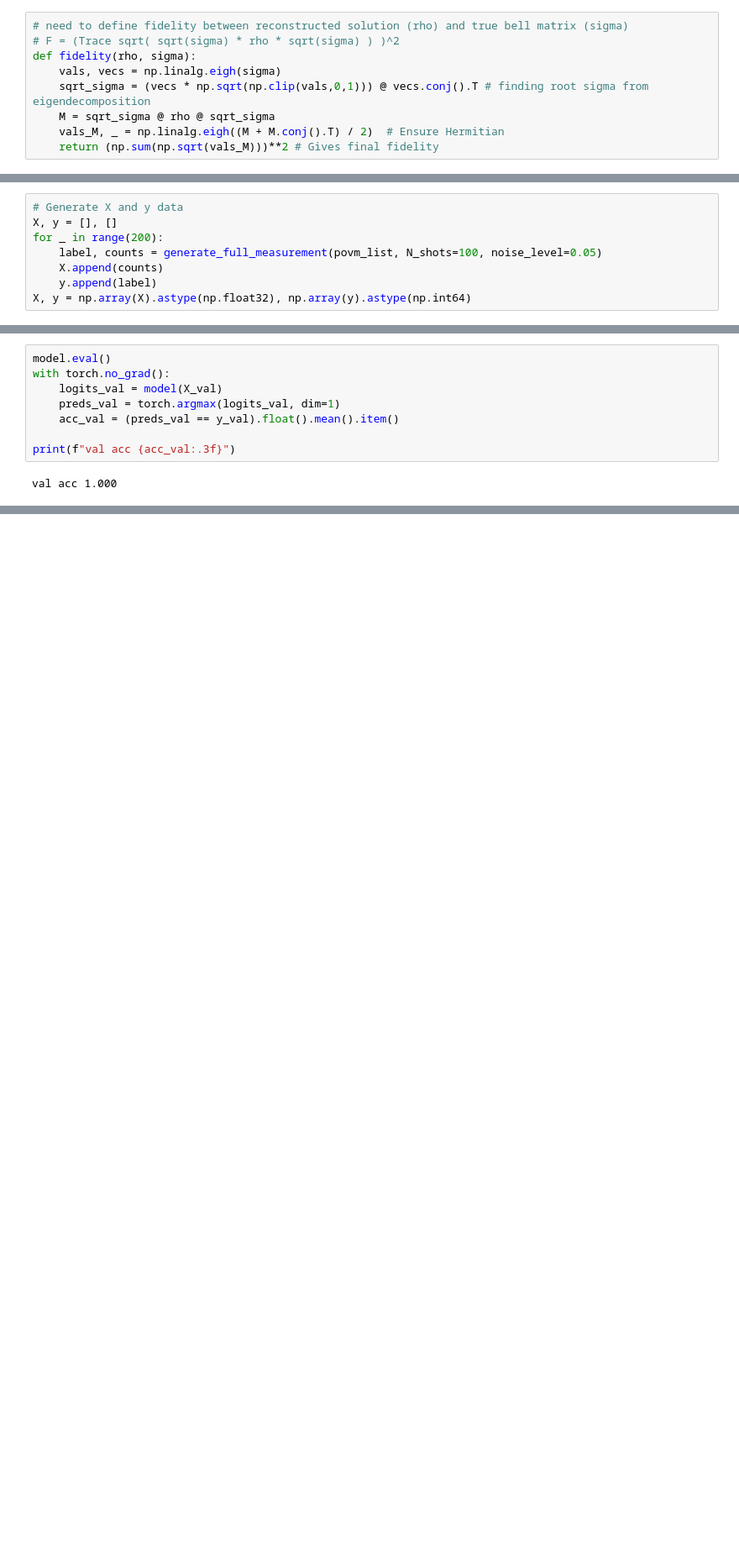
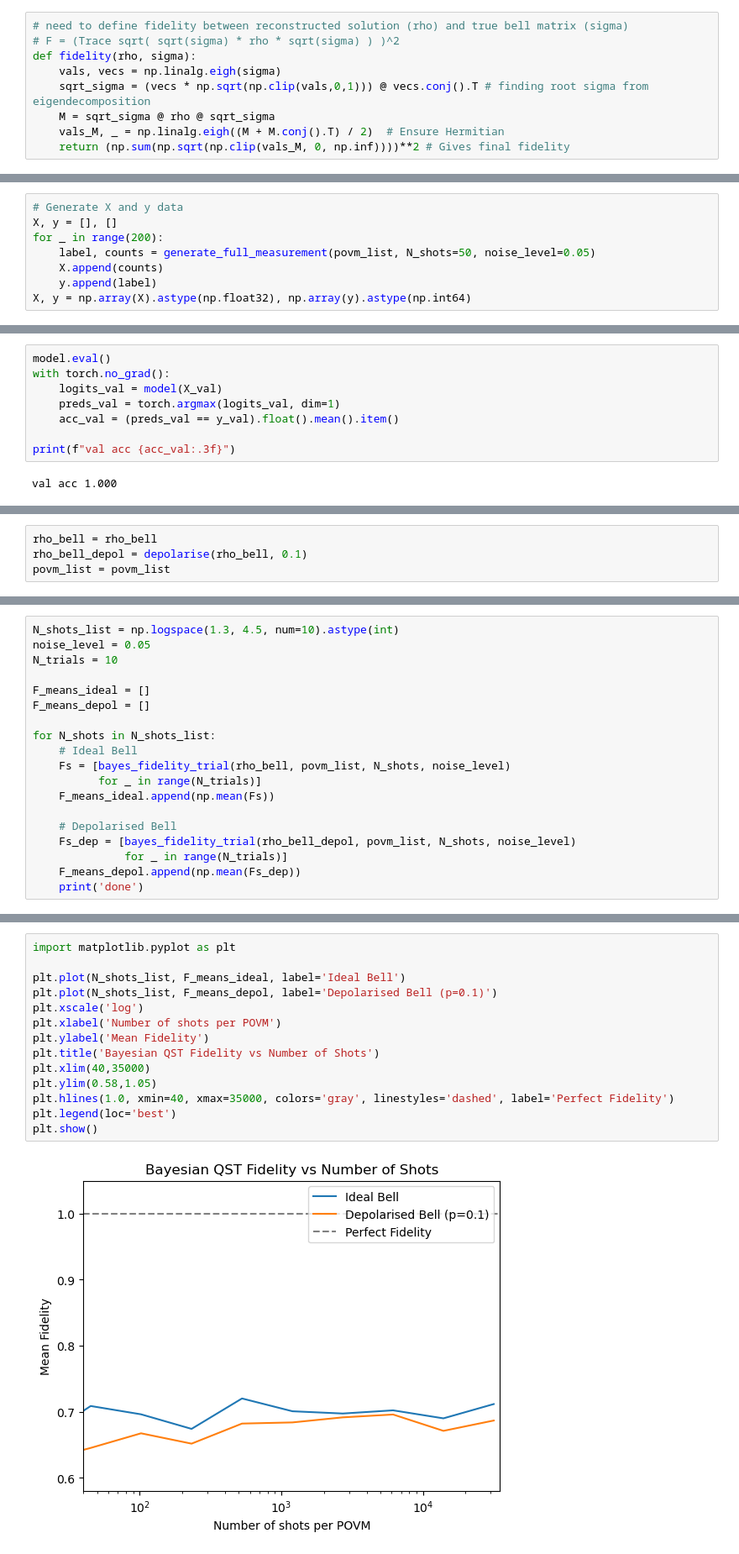
Before and after one commit to Charlow88/Masters-Project, a Jupyter notebook: tasks/first_QST_NN/synthetic_qubits.ipynb, the cells around one changed output, grey strips where cells are left out. Shown at 84% size. Cells and saved outputs as stored; diff of their text form; blank space fills up the shorter version.

```diff
--- a/tasks/first_QST_NN/synthetic_qubits.ipynb
+++ b/tasks/first_QST_NN/synthetic_qubits.ipynb
@@ -223,7 +223,7 @@ def fidelity(rho, sigma):
     sqrt_sigma = (vecs * np.sqrt(np.clip(vals,0,1))) @ vecs.conj().T # finding root sigma from eigendecomposition
     M = sqrt_sigma @ rho @ sqrt_sigma
     vals_M, _ = np.linalg.eigh((M + M.conj().T) / 2)  # Ensure Hermitian
-    return (np.sum(np.sqrt(vals_M)))**2 # Gives final fidelity
+    return (np.sum(np.sqrt(np.clip(vals_M, 0, np.inf))))**2 # Gives final fidelity
 # %%
 # Define weighted percentiles given how likely each solution is
 # Some represent a larger fraction of the posterior probability
@@ -337,7 +337,7 @@ def generate_full_measurement(povm_list, N_shots, noise_level):
 # Generate X and y data
 X, y = [], []
 for _ in range(200):
-    label, counts = generate_full_measurement(povm_list, N_shots=100, noise_level=0.05)
+    label, counts = generate_full_measurement(povm_list, N_shots=50, noise_level=0.05)
     X.append(counts)
     y.append(label)
 X, y = np.array(X).astype(np.float32), np.array(y).astype(np.int64)
@@ -426,0 +429,4 @@ val acc 1.000
+# %%
+rho_bell = rho_bell
+rho_bell_depol = depolarise(rho_bell, 0.1)
+povm_list = povm_list
@@ -426,0 +474,19 @@ val acc 1.000
+# %%
+N_shots_list = np.logspace(1.3, 4.5, num=10).astype(int)
+noise_level = 0.05
+N_trials = 10
+
+F_means_ideal = []
+F_means_depol = []
+
+for N_shots in N_shots_list:
+    # Ideal Bell
+    Fs = [bayes_fidelity_trial(rho_bell, povm_list, N_shots, noise_level)
+          for _ in range(N_trials)]
+    F_means_ideal.append(np.mean(Fs))
+
+    # Depolarised Bell
+    Fs_dep = [bayes_fidelity_trial(rho_bell_depol, povm_list, N_shots, noise_level)
+              for _ in range(N_trials)]
+    F_means_depol.append(np.mean(Fs_dep))
+    print('done')
@@ -426,0 +522,16 @@ val acc 1.000
+# %%
+import matplotlib.pyplot as plt
+
+plt.plot(N_shots_list, F_means_ideal, label='Ideal Bell')
+plt.plot(N_shots_list, F_means_depol, label='Depolarised Bell (p=0.1)')
+plt.xscale('log')
+plt.xlabel('Number of shots per POVM')
+plt.ylabel('Mean Fidelity')
+plt.title('Bayesian QST Fidelity vs Number of Shots')
+plt.xlim(40,35000)
+plt.ylim(0.58,1.05)
+plt.hlines(1.0, xmin=40, xmax=35000, colors='gray', linestyles='dashed', label='Perfect Fidelity')
+plt.legend(loc='best')
+plt.show()
+# %% [output]
+[figure, added]
```
Also changed, not shown: parts of 10 cells of this notebook, 1 other file.
